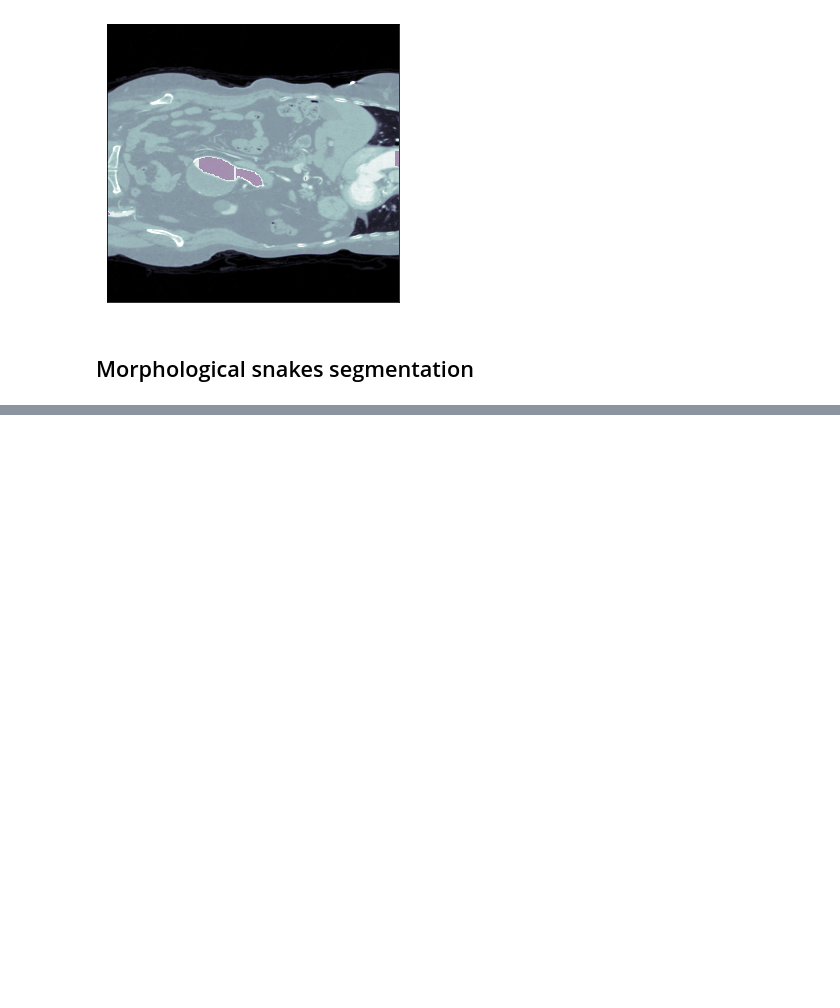
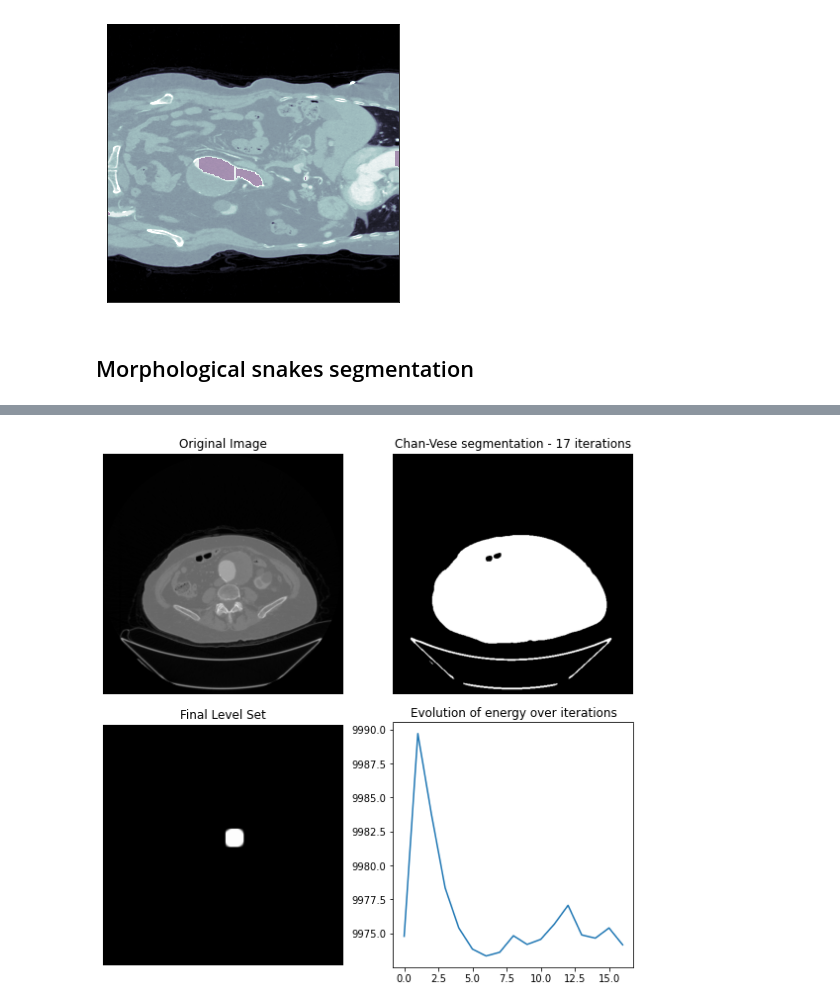
Before and after one commit to vbakhteev/CT-aorta-segmentation, a Jupyter notebook: notebooks/visualisation.ipynb, the cells around one changed output, grey strips where cells are left out. Saved outputs shown, nothing was run; the diff lists cells and outputs as text; code cells hidden in the pictures; blank space fills up the shorter version.

```diff
--- a/notebooks/visualisation.ipynb
+++ b/notebooks/visualisation.ipynb
@@ -107,0 +138,28 @@ ms.morphological_chan_vese(img, iterations=150,
+# %%
+ls = circle_level_set(img.shape, (240, 280), 20)
+cv = chan_vese(img, mu=0.25, lambda1=1, lambda2=1, tol=1e-3, max_iter=100,
+               dt=0.5, init_level_set=ls, extended_output=True)
+
+fig, axes = plt.subplots(2, 2, figsize=(8, 8))
+ax = axes.flatten()
+
+ax[0].imshow(img, cmap="gray")
+ax[0].set_axis_off()
+ax[0].set_title("Original Image", fontsize=12)
+
+ax[1].imshow(cv[0], cmap="gray")
+ax[1].set_axis_off()
+title = "Chan-Vese segmentation - {} iterations".format(len(cv[2]))
+ax[1].set_title(title, fontsize=12)
+
+ax[2].imshow(cv[1], cmap="gray")
+ax[2].set_axis_off()
+ax[2].set_title("Final Level Set", fontsize=12)
+
+ax[3].plot(cv[2])
+ax[3].set_title("Evolution of energy over iterations", fontsize=12)
+
+fig.tight_layout()
+plt.show()
+# %% [output]
+[figure, added]
```
Also changed, not shown: parts of 11 cells of this notebook, 2 other files.
